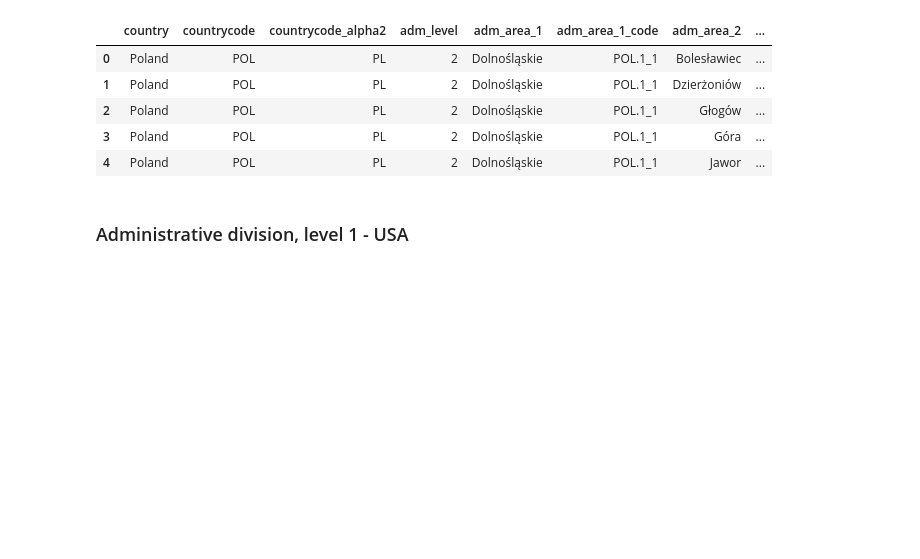
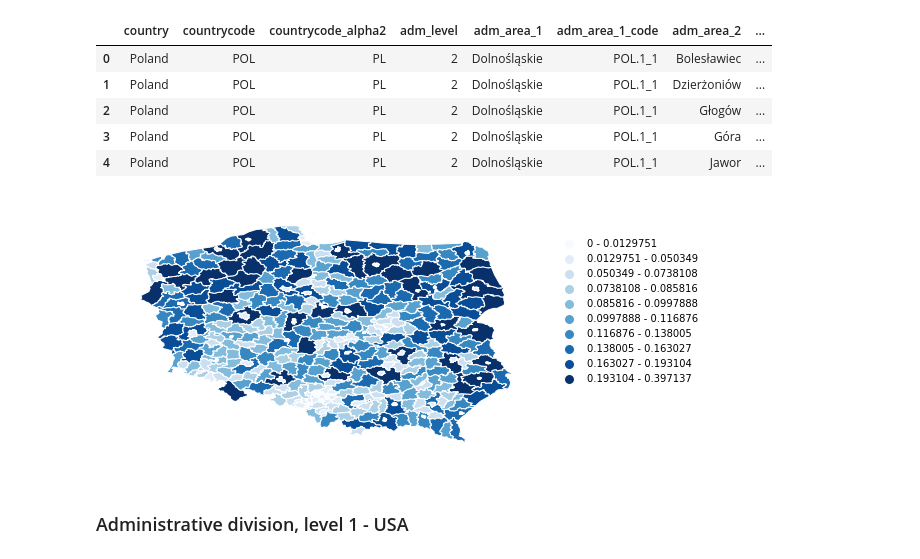
Before and after one commit to covid19db/data-archive, a Jupyter notebook: jupyter-examples/covid19db-administrative_division.ipynb, the cells around one changed output. Drawn from its saved outputs; the diff is of its cells as text; code cells hidden in the pictures; blank space fills up the shorter version.

Commit message:
Update db-administrative_division

```diff
--- a/jupyter-examples/covid19db-administrative_division.ipynb
+++ b/jupyter-examples/covid19db-administrative_division.ipynb
@@ -101,6 +101,10 @@ POL_admin_2_data.head()
 | 2 | Poland | POL | PL | 2 | Dolnośląskie | POL.1_1 | Głogów | ... |
 | 3 | Poland | POL | PL | 2 | Dolnośląskie | POL.1_1 | Góra | ... |
 | 4 | Poland | POL | PL | 2 | Dolnośląskie | POL.1_1 | Jawor | ... |
+# %%
+ choropleth_administrative_division(POL_admin_2_data, 'area', add_text=False)
+# %% [output]
+[figure, added]
 # %% [markdown]
 ### Administrative division, level 1 - USA
 # %%
```
Also changed, not shown: parts of 2 cells of this notebook.
